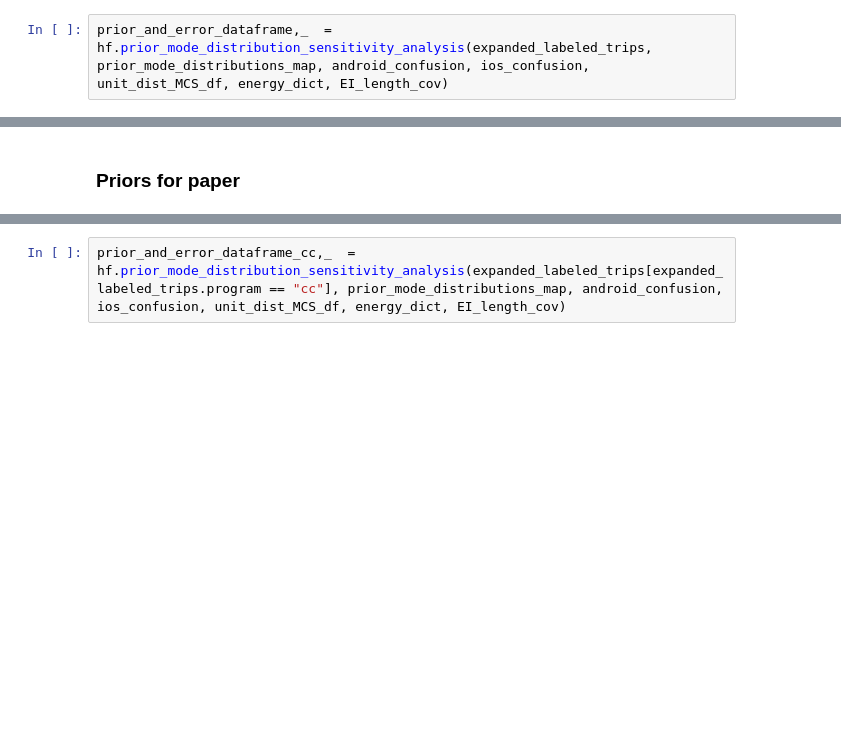
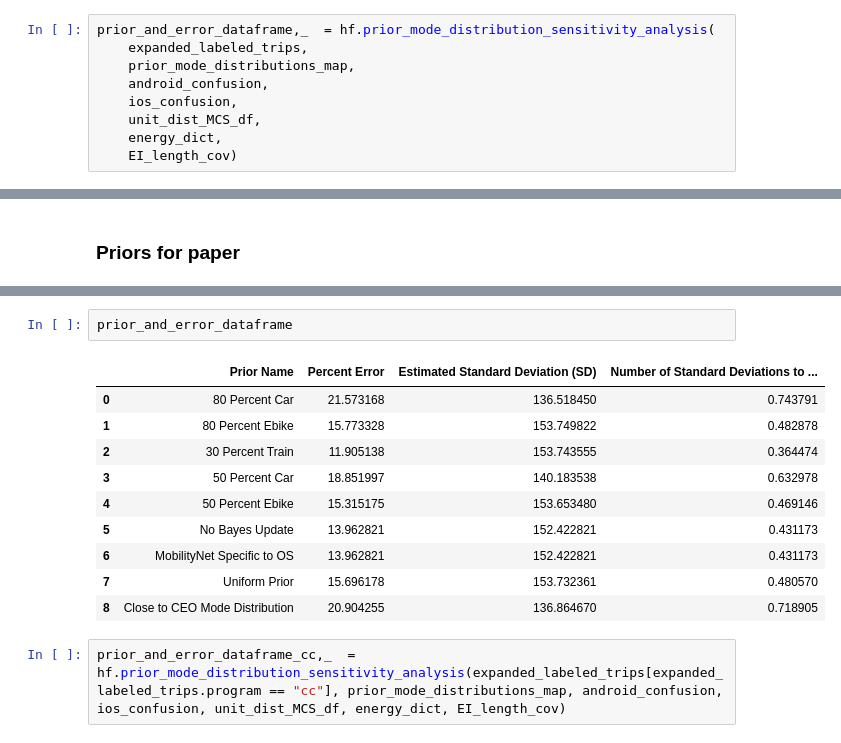
Before and after one commit to e-mission/e-mission-eval-private-data, a Jupyter notebook: Error_bars/prior_mode_distribution_sensitivity_analysis.ipynb, the cells around one changed output, grey strips where cells are left out. Drawn from its saved outputs; the diff is of its cells as text; blank space fills up the shorter version.

```diff
--- a/Error_bars/prior_mode_distribution_sensitivity_analysis.ipynb
+++ b/Error_bars/prior_mode_distribution_sensitivity_analysis.ipynb
@@ -110,7 +119,14 @@ prior_mode_distributions_map = {
 }
 #prior_and_error_dataframe_vail,_  = hf.prior_mode_distribution_sensitivity_analysis(expanded_labeled_trips[expanded_labeled_trips.program == 'vail'], prior_mode_distributions_map, android_confusion, ios_confusion, unit_dist_MCS_df, energy_dict, EI_length_cov)
 # %%
-prior_and_error_dataframe,_  = hf.prior_mode_distribution_sensitivity_analysis(expanded_labeled_trips, prior_mode_distributions_map, android_confusion, ios_confusion, unit_dist_MCS_df, energy_dict, EI_length_cov)
+prior_and_error_dataframe,_  = hf.prior_mode_distribution_sensitivity_analysis(
+    expanded_labeled_trips,
+    prior_mode_distributions_map,
+    android_confusion,
+    ios_confusion,
+    unit_dist_MCS_df,
+    energy_dict,
+    EI_length_cov)
 # %% [output]
 80 Percent Car
 Computing energy consumption for each trip.
@@ -146,5 +162,18 @@ print(prior_and_error_dataframe.query('`Prior Name` == @priors_for_paper').round
 \bottomrule
 \end{tabular}
+# %%
+prior_and_error_dataframe
+# %% [output]
+|  | Prior Name | Percent Error | Estimated Standard Deviation (SD) | Number of Standard Deviations to ... |
+| 0 | 80 Percent Car | 21.573168 | 136.518450 | 0.743791 |
+| 1 | 80 Percent Ebike | 15.773328 | 153.749822 | 0.482878 |
+| 2 | 30 Percent Train | 11.905138 | 153.743555 | 0.364474 |
+| 3 | 50 Percent Car | 18.851997 | 140.183538 | 0.632978 |
+| 4 | 50 Percent Ebike | 15.315175 | 153.653480 | 0.469146 |
+| 5 | No Bayes Update | 13.962821 | 152.422821 | 0.431173 |
+| 6 | MobilityNet Specific to OS | 13.962821 | 152.422821 | 0.431173 |
+| 7 | Uniform Prior | 15.696178 | 153.732361 | 0.480570 |
+| 8 | Close to CEO Mode Distribution | 20.904255 | 136.864670 | 0.718905 |
 # %%
 prior_and_error_dataframe_cc,_  = hf.prior_mode_distribution_sensitivity_analysis(expanded_labeled_trips[expanded_labeled_trips.program == "cc"], prior_mode_distributions_map, android_confusion, ios_confusion, unit_dist_MCS_df, energy_dict, EI_length_cov)
 # %% [output]
```
Also changed, not shown: parts of 10 cells of this notebook, 4 other files.
